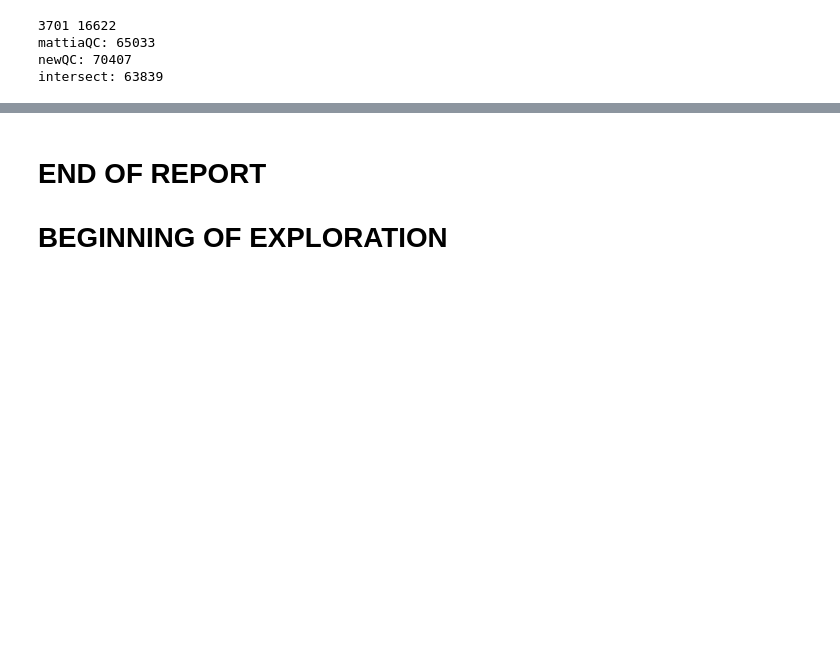
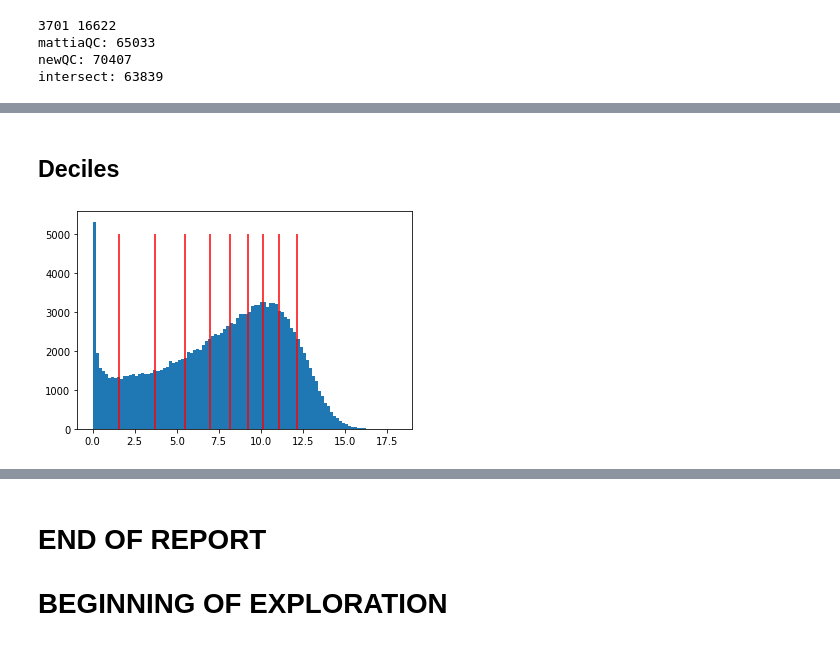
Before and after one commit to BergmannLab/Retina-tortuosity, a Jupyter notebook: preprocessing/newQC.ipynb, the cells around one changed output, grey strips where cells are left out. Drawn from its saved outputs; the diff is of its cells as text; code cells hidden in the pictures; blank space fills up the shorter version.

```diff
--- a/preprocessing/newQC.ipynb
+++ b/preprocessing/newQC.ipynb
@@ -297,0 +323,8 @@ Here is the list of candidates I tested, with corresponding results.
+# %% [markdown]
+## Deciles
+# %%
+plt.hist(stats['PBV'].loc[stats['PBV'] > 0], 100)
+for i in deciles:
+    plt.vlines(i,0,5000, color='red')
+# %% [output]
+[figure, added]
```
Also changed, not shown: parts of 15 cells of this notebook.
